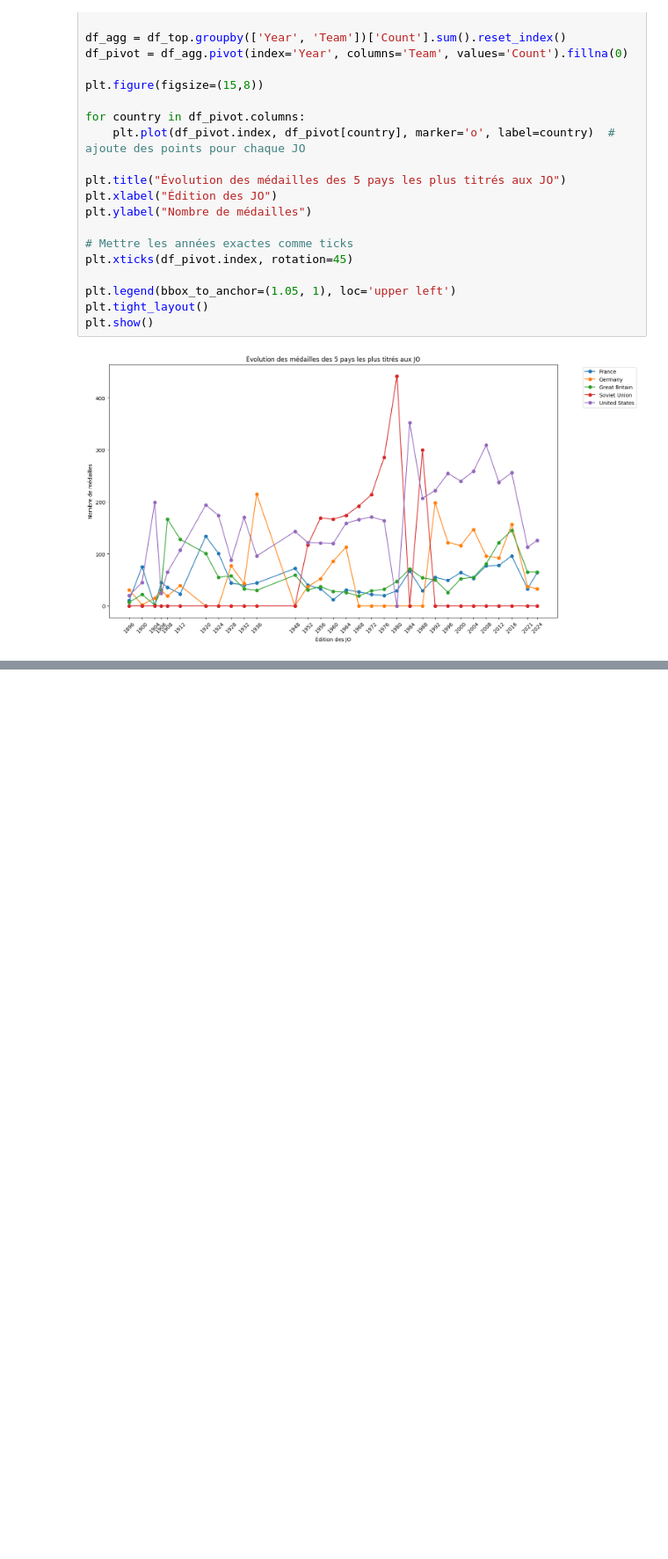
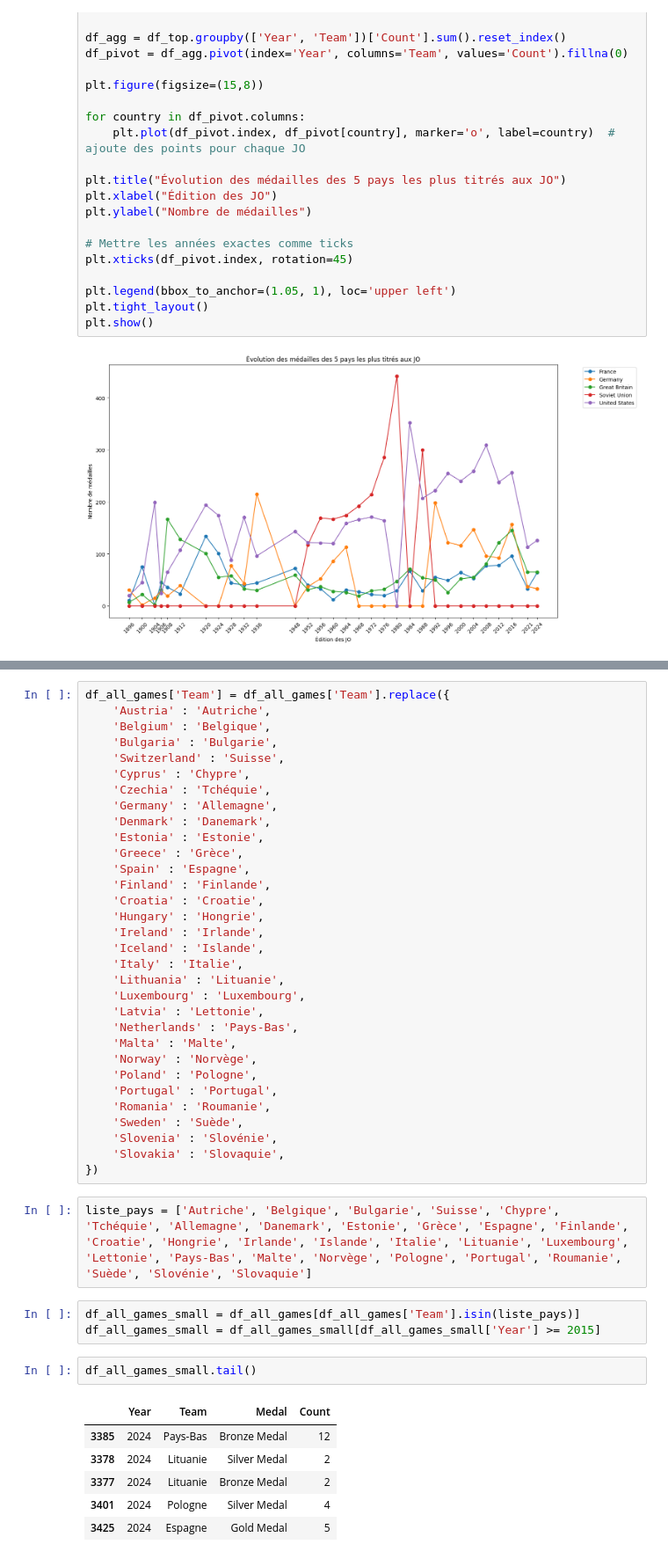
Before and after one commit to Sacha-Ratsavong/projet_python_roland_sacha, a Jupyter notebook: notebooks/PrépaDonnéesRol_notebook.ipynb, the cells around one changed output, grey strips where cells are left out. Shown: that part at 88% size. Drawn from its saved outputs; the diff is of its cells as text; blank space fills up the shorter version.

```diff
--- a/notebooks/PrépaDonnéesRol_notebook.ipynb
+++ b/notebooks/PrépaDonnéesRol_notebook.ipynb
@@ -90,0 +122,46 @@ plt.show()
+# %%
+df_all_games['Team'] = df_all_games['Team'].replace({
+    'Austria' : 'Autriche',
+    'Belgium' : 'Belgique',
+    'Bulgaria' : 'Bulgarie',
+    'Switzerland' : 'Suisse',
+    'Cyprus' : 'Chypre',
+    'Czechia' : 'Tchéquie',
+    'Germany' : 'Allemagne',
+    'Denmark' : 'Danemark',
+    'Estonia' : 'Estonie',
+    'Greece' : 'Grèce',
+    'Spain' : 'Espagne',
+    'Finland' : 'Finlande',
+    'Croatia' : 'Croatie',
+    'Hungary' : 'Hongrie',
+    'Ireland' : 'Irlande',
+    'Iceland' : 'Islande',
+    'Italy' : 'Italie',
+    'Lithuania' : 'Lituanie',
+    'Luxembourg' : 'Luxembourg',
+    'Latvia' : 'Lettonie',
+    'Netherlands' : 'Pays-Bas',
+    'Malta' : 'Malte',
+    'Norway' : 'Norvège',
+    'Poland' : 'Pologne',
+    'Portugal' : 'Portugal',
+    'Romania' : 'Roumanie',
+    'Sweden' : 'Suède',
+    'Slovenia' : 'Slovénie',
+    'Slovakia' : 'Slovaquie',
+})
+# %%
+liste_pays = ['Autriche', 'Belgique', 'Bulgarie', 'Suisse', 'Chypre', 'Tchéquie', 'Allemagne', 'Danemark', 'Estonie', 'Grèce', 'Espagne', 'Finlande', 'Croatie', 'Hongrie', 'Irlande', 'Islande', 'Italie', 'Lituanie', 'Luxembourg', 'Lettonie', 'Pays-Bas', 'Malte', 'Norvège', 'Pologne', 'Portugal', 'Roumanie', 'Suède', 'Slovénie', 'Slovaquie']
+# %%
+df_all_games_small = df_all_games[df_all_games['Team'].isin(liste_pays)]
+df_all_games_small = df_all_games_small[df_all_games_small['Year'] >= 2015]
+# %%
+df_all_games_small.tail()
+# %% [output]
+|  | Year | Team | Medal | Count |
+| 3385 | 2024 | Pays-Bas | Bronze Medal | 12 |
+| 3378 | 2024 | Lituanie | Silver Medal | 2 |
+| 3377 | 2024 | Lituanie | Bronze Medal | 2 |
+| 3401 | 2024 | Pologne | Silver Medal | 4 |
+| 3425 | 2024 | Espagne | Gold Medal | 5 |
```
Also changed, not shown: parts of 7 cells of this notebook, 5 other files.
